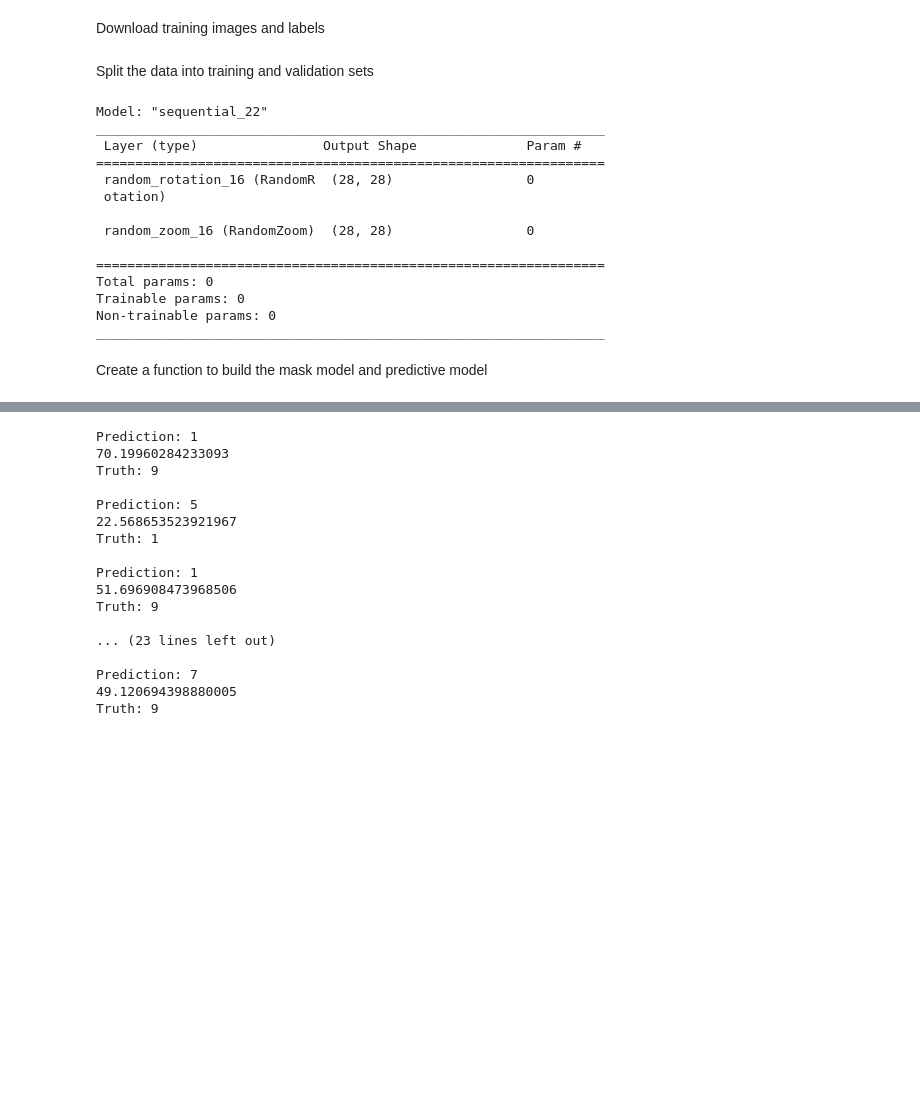
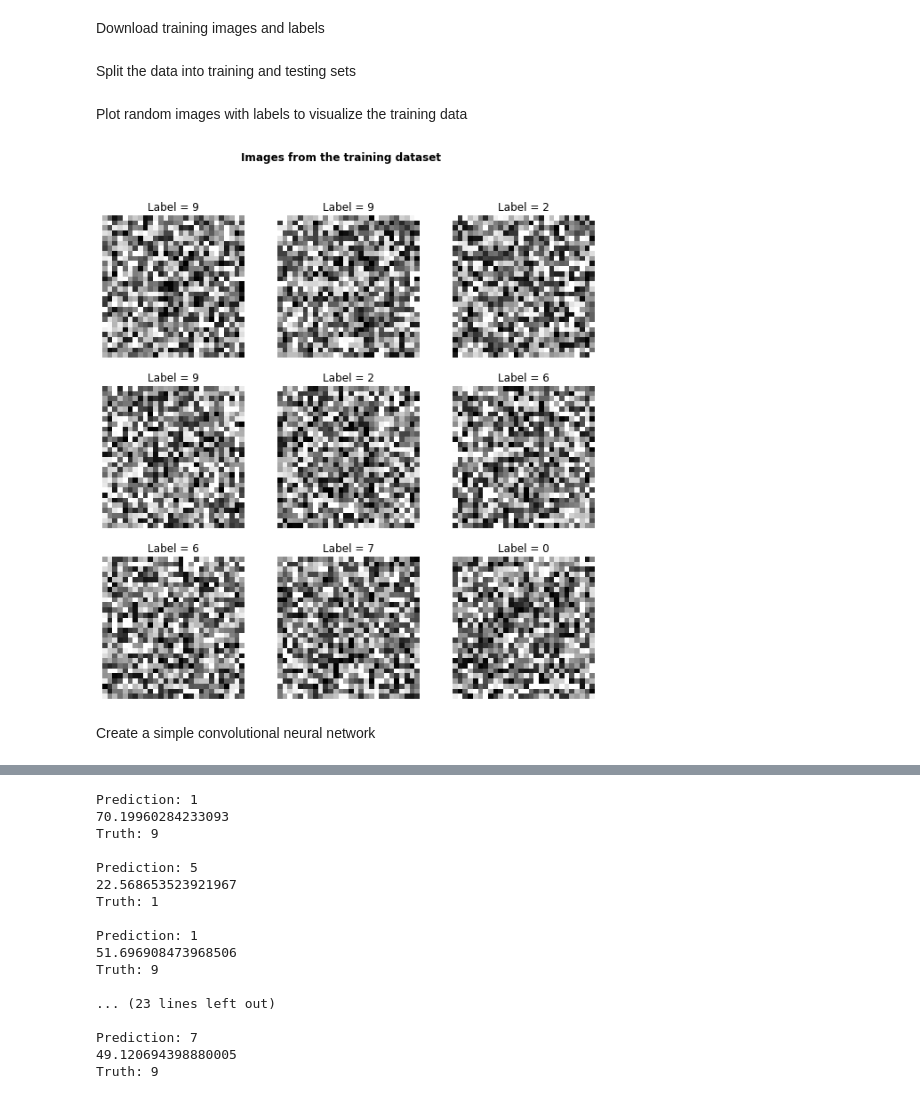
Before and after one commit to diegosol127/CSCE-636-Deep-Learning, a Jupyter notebook: Homework/CSCE_636_Proj01_Sol.ipynb, the cells around one changed output, grey strips where cells are left out. Saved outputs shown, nothing was run; the diff lists cells and outputs as text; code cells hidden in the pictures; blank space fills up the shorter version.

```diff
--- a/Homework/CSCE_636_Proj01_Sol.ipynb
+++ b/Homework/CSCE_636_Proj01_Sol.ipynb
@@ -28,7 +29,7 @@ Download training images and labels
 all_images = pickle.load(open('/content/drive/MyDrive/Colab Notebooks/CSCE_636_Project_1/636_project1_train_images', 'rb'))
 all_labels = pickle.load(open('/content/drive/MyDrive/Colab Notebooks/CSCE_636_Project_1/636_project1_train_labels', 'rb'))
 # %% [markdown]
-Split the data into training and validation sets
+Split the data into training and testing sets
 # %%
 data_split = 50000
 
@@ -37,31 +38,26 @@ train_labels = all_labels[:data_split,]
 
 test_images = all_images[data_split:,:,:]
 test_labels = all_labels[data_split:,]
-# %%
-data_augmentation = keras.Sequential(
-    [
-        layers.RandomRotation(0.1),
-        layers.RandomZoom(0.2),
-    ]
-)
-
-data_augmentation.build(input_shape=(28,28))
-data_augmentation.summary()
-# %% [output]
-Model: "sequential_22"
-_________________________________________________________________
- Layer (type)                Output Shape              Param #
-=================================================================
- random_rotation_16 (RandomR  (28, 28)                 0
- otation)
-
- random_zoom_16 (RandomZoom)  (28, 28)                 0
-
-=================================================================
-Total params: 0
-Trainable params: 0
-Non-trainable params: 0
-_________________________________________________________________
-# %% [markdown]
-Create a function to build the mask model and predictive model
+# %% [markdown]
+Plot random images with labels to visualize the training data
+# %%
+# create figure to randomly display training data
+fig1, ax1 = plt.subplots(3,3,figsize=(10,10))
+fig1.suptitle("Images from the training dataset", fontweight="bold")
+
+for ii in range(9):
+  # generate random number in training set
+  n = np.random.choice(data_split)
+
+  # plot training images to subplot
+  ax1 = plt.subplot(3, 3, ii + 1)
+  ax1.set_title(f"Label = {train_labels[n]}")
+  plt.imshow(train_images[n], cmap=plt.cm.binary)
+  plt.axis('off')
+
+plt.show()
+# %% [output]
+[figure, added]
+# %% [markdown]
+Create a simple convolutional neural network
 # %%
```
Also changed, not shown: parts of 11 cells of this notebook.
